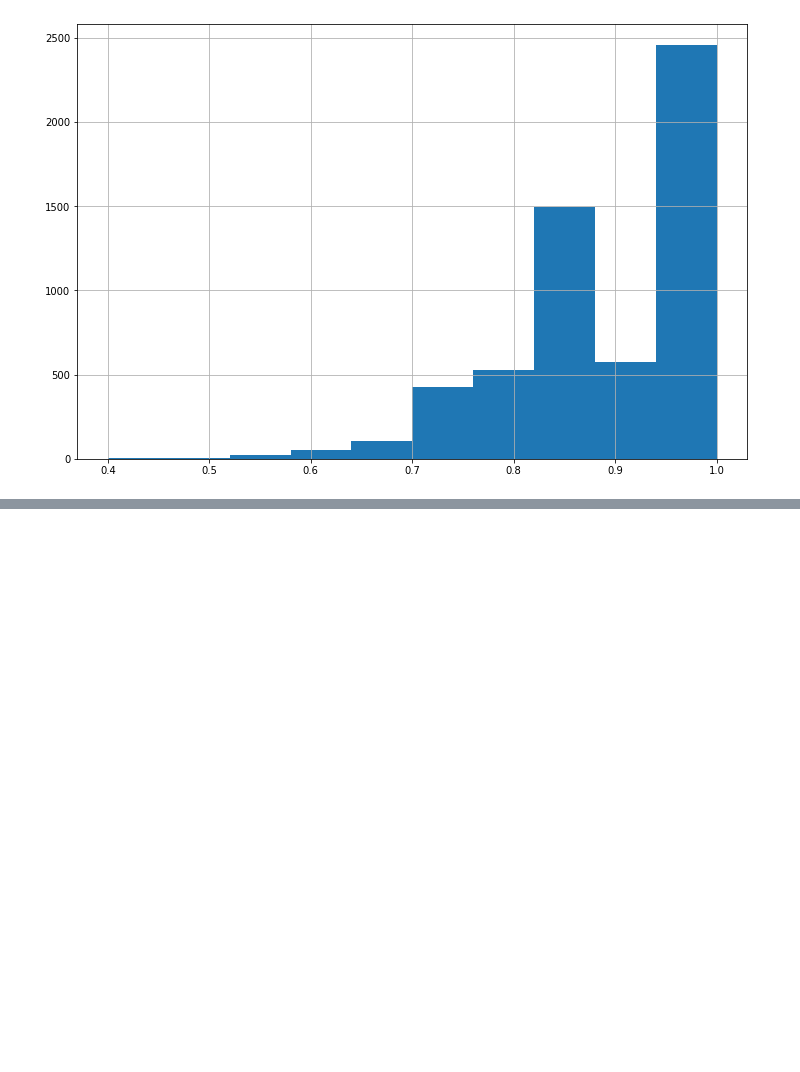
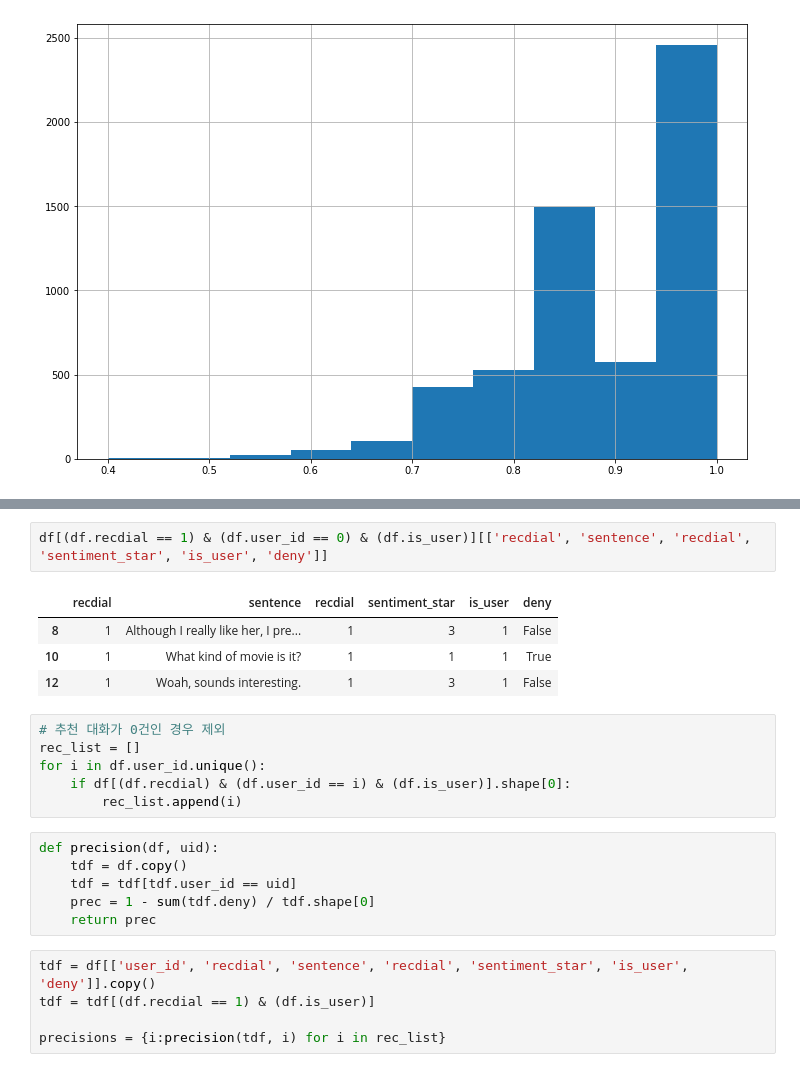
Before and after one commit to boostcampaitech5/level3_recsys_finalproject-recsys-07, a Jupyter notebook: graph/graph.ipynb, the cells around one changed output, grey strips where cells are left out. Drawn from its saved outputs; the diff is of its cells as text; blank space fills up the shorter version.

```diff
--- a/graph/graph.ipynb
+++ b/graph/graph.ipynb
@@ -216,0 +239,24 @@ pd.Series(sig_percent).hist(bins=10, figsize=(12,8))
+# %%
+df[(df.recdial == 1) & (df.user_id == 0) & (df.is_user)][['recdial', 'sentence', 'recdial', 'sentiment_star', 'is_user', 'deny']]
+# %% [output]
+|  | recdial | sentence | recdial | sentiment_star | is_user | deny |
+| 8 | 1 | Although I really like her, I pre... | 1 | 3 | 1 | False |
+| 10 | 1 | What kind of movie is it? | 1 | 1 | 1 | True |
+| 12 | 1 | Woah, sounds interesting. | 1 | 3 | 1 | False |
+# %%
+# 추천 대화가 0건인 경우 제외
+rec_list = []
+for i in df.user_id.unique():
+    if df[(df.recdial) & (df.user_id == i) & (df.is_user)].shape[0]:
+        rec_list.append(i)
+# %%
+def precision(df, uid):
+    tdf = df.copy()
+    tdf = tdf[tdf.user_id == uid]
+    prec = 1 - sum(tdf.deny) / tdf.shape[0]
+    return prec
+# %%
+tdf = df[['user_id', 'recdial', 'sentence', 'recdial', 'sentiment_star', 'is_user', 'deny']].copy()
+tdf = tdf[(df.recdial == 1) & (df.is_user)]
+
+precisions = {i:precision(tdf, i) for i in rec_list}
```
Also changed, not shown: parts of 14 cells of this notebook.
